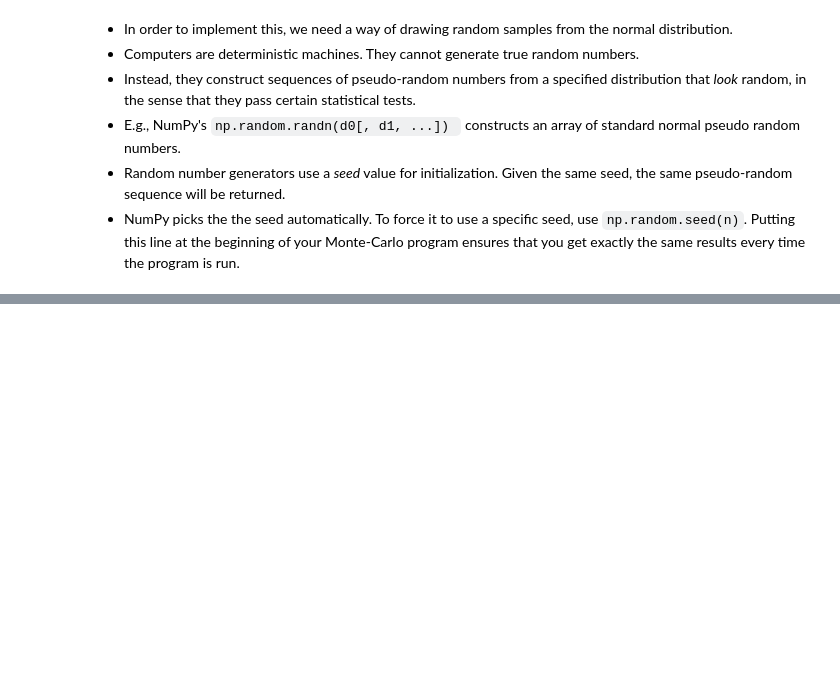
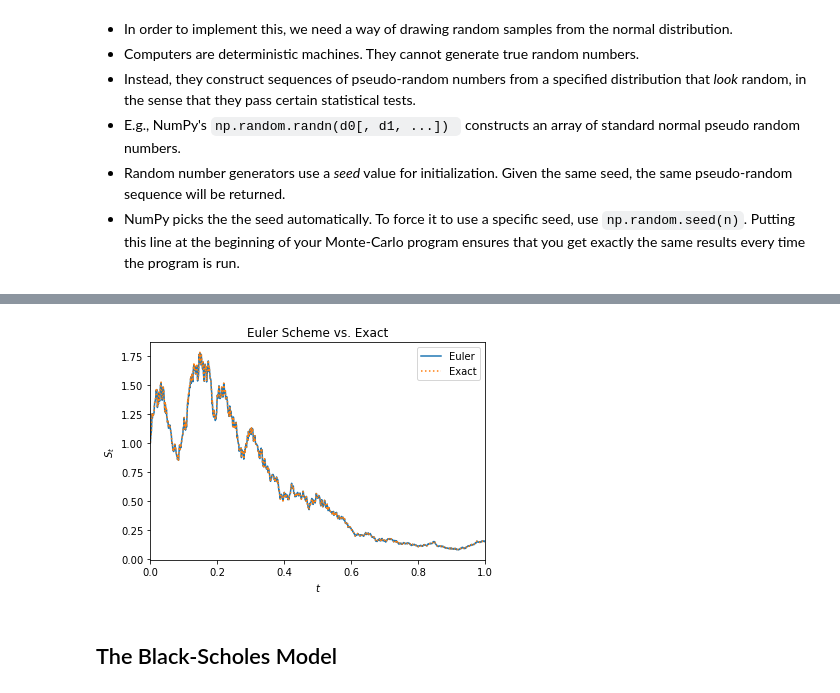
Before and after one commit to s-broda/ComputationalFinance, a Jupyter notebook: slides/week5.ipynb, the cells around one changed output, grey strips where cells are left out. Cells and saved outputs as stored; diff of their text form; code cells hidden in the pictures; blank space fills up the shorter version.

```diff
--- a/slides/week5.ipynb
+++ b/slides/week5.ipynb
@@ -219,7 +221,6 @@ import numpy as np
 import matplotlib.pyplot as plt
 import pandas as pd
 %matplotlib inline
-np.random.seed(0)
 def bmsim(T, N, X0=0, mu=0, sigma=1):
     """
     Simulate a Brownian motion path.
@@ -229,9 +230,9 @@ def bmsim(T, N, X0=0, mu=0, sigma=1):
     z=np.random.randn(N)
     dX=mu*deltaT+sigma*np.sqrt(deltaT)*z #X[j+1]-X[j]=mu*deltaT+sigma*np.sqrt(deltaT)*z[j]
     X=np.cumsum(dX)
-    X=np.insert(X, 0, 0.) #X[0]=0
+    X=np.insert(X, 0, X0) #X[0]=X0
     return pd.Series(X, index=tvec)
-
+np.random.seed(0)
 W=bmsim(1, 1000)
 W.plot()
 plt.title('Simulated Brownian Motion Path')
@@ -249,2 +248,21 @@ plt.close()
+# %%
+from numba import jit
+@jit
+def gbmsim(T, N, S0=1, mu=0, sigma=1):
+    "Simulate a Geometric Brownian motion path."
+    deltaT=float(T)/N
+    tvec=np.linspace(0, T, N+1)
+    z=np.random.randn(N)
+    S=np.zeros(N+1)
+    S[0]=S0
+    for j in xrange(0, N): #note: we can no longer vectorize this, because S[j] is needed for S[j+1]
+        S[j+1]=S[j]+mu*S[j]*deltaT+sigma*S[j]*np.sqrt(deltaT)*z[j]
+    return pd.Series(S, index=tvec)
+np.random.seed(0)
+S=gbmsim(1, 1000)
+S.plot()
+plt.title('Simulated Geometric Brownian Motion Path')
+plt.xlabel("$t$"); plt.ylabel("$S_t$");
+plt.savefig("img/GBMpath.svg"); plt.close()
 # %% [markdown]
 <img src="img/GBMpath.svg" alt="Simulated GBM Path" style="display:block; margin-left: auto; margin-right: auto; width: 80%;">
@@ -250,0 +283,16 @@ plt.close()
+# %%
+N=1000 #try changing N to 100, then 10.
+np.random.seed(0)
+S1=gbmsim(1, N)
+np.random.seed(0) #it's important to use the same seed here, or else we'll get different paths.
+S2=np.exp(bmsim(1, N, 0, -.5))
+S1.plot()
+S2.plot(linestyle=":")
+plt.title("Euler Scheme vs. Exact")
+plt.xlabel("$t$")
+plt.ylabel("$S_t$")
+plt.legend(["Euler", "Exact"]);
+# %% [output]
+[figure, added]
+# %% [markdown]
+## The Black-Scholes Model
```
Also changed, not shown: parts of 11 cells of this notebook, 2 other files.
